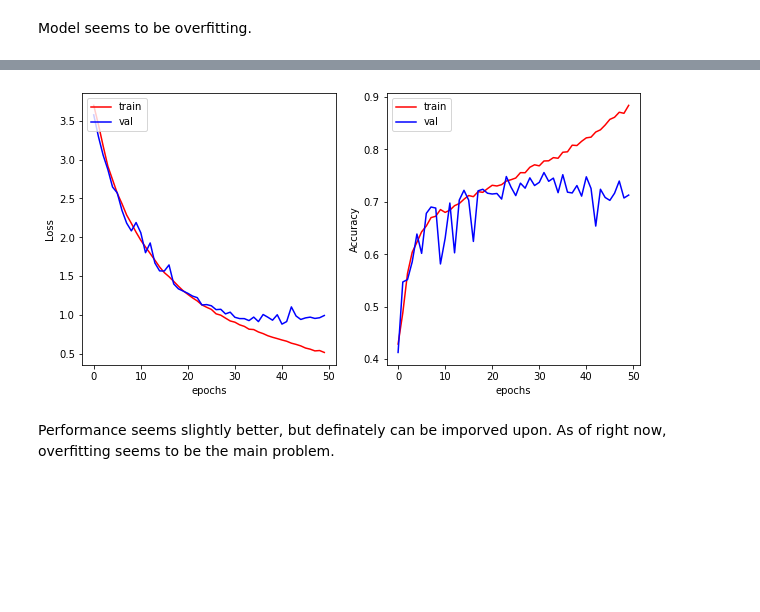
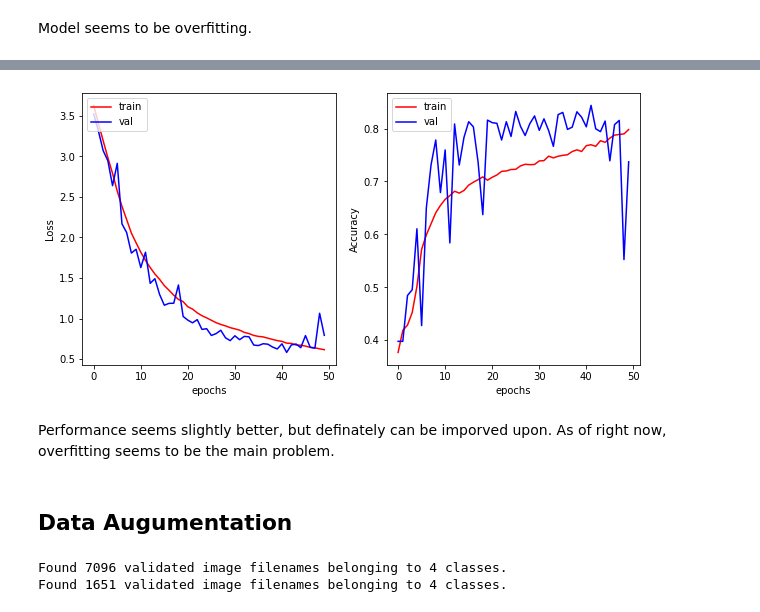
Before and after one commit to simonb65/COSC2673-A2, a Jupyter notebook: Assignmen2-TestDev.ipynb, the cells around one changed output, grey strips where cells are left out. Saved outputs shown, nothing was run; the diff lists cells and outputs as text; code cells hidden in the pictures; blank space fills up the shorter version.

```diff
--- a/Assignmen2-TestDev.ipynb
+++ b/Assignmen2-TestDev.ipynb
@@ -104,3 +113,5 @@ mainData['cellType'] = mainData['cellType'].astype('category')
 # %%
-mainData['Class'] = mainData['cellType'].astype('str')
+# Get list of patients and observation counts
+TEST_RATIO = 0.10
+VAL_RATIO = 0.15
 # %%
@@ -124,7 +143,4 @@ mainData['Class'] = mainData['cellType'].astype('str')
 # %%
-from sklearn.model_selection import train_test_split
-
-train_data, test_data = train_test_split(mainData, test_size=0.2, random_state=42) # derterministic split
-train_data, val_data = train_test_split(train_data, test_size=0.25, random_state=42)
-
-print(train_data.shape[0], val_data.shape[0], test_data.shape[0])
+test_data = mainData[mainData.patientID.isin(testCust)]
+val_data = mainData[mainData.patientID.isin(valCust)]
+train_data = mainData[~(mainData.patientID.isin(valCust + testCust))]
@@ -167,6 +243,6 @@ Found 1979 validated image filenames belonging to 4 classes.
 # %%
 # Learning curve diagnostic tool
-def plot_learning_curve(train_loss, val_loss, train_metric, val_metric, metric_name='Accuracy'):
+def plot_fit_history(train_loss, val_loss, train_metric, val_metric, metric_name='Accuracy'):
     plt.figure(figsize=(10,5))
 
     plt.subplot(1,2,1)
@@ -354,21 +432,29 @@ plot_learning_curve(VGG_history.history['loss'], VGG_history.history['val_loss']
 # %% [markdown]
  Model seems to be overfitting.
 # %%
-VGG_model2 = tf.keras.Sequential([
+VGG_model2 = keras.Sequential([
     #VGG block 1
-    tf.keras.layers.Conv2D(32, (3, 3), activation='relu', padding='same', input_shape=INPUT_DIM),
-    tf.keras.layers.Conv2D(32, (3, 3), activation='relu', padding='same'),
-    tf.keras.layers.MaxPooling2D((2, 2)),
+    keras.layers.Conv2D(32, (3, 3), activation='relu', padding='same', input_shape=INPUT_DIM),
+    keras.layers.Conv2D(32, (3, 3), activation='relu', padding='same'),
+    keras.layers.MaxPooling2D((2, 2)),
 
     #VGG block 2
-    tf.keras.layers.Conv2D(64, (3, 3), activation='relu', padding='same'),
-    tf.keras.layers.Conv2D(64, (3, 3), activation='relu', padding='same'),
-    tf.keras.layers.MaxPooling2D((2, 2)),
+    keras.layers.Conv2D(64, (3, 3), activation='relu', padding='same'),
+    keras.layers.Conv2D(64, (3, 3), activation='relu', padding='same'),
+    keras.layers.MaxPooling2D((2, 2)),
 
-    tf.keras.layers.Flatten(),
+#     #VGG block 3
+#     keras.layers.Conv2D(128, (3, 3), activation='relu', padding='same'),
+#     keras.layers.Conv2D(128, (3, 3), activation='relu', padding='same'),
+#     keras.layers.MaxPooling2D((2, 2)),
 
-    tf.keras.layers.Dense(128, activation='relu', kernel_regularizer=tf.keras.regularizers.l2(reg_lambda)),
-    tf.keras.layers.Dense(OUTPUT_CLASSES, kernel_regularizer=tf.keras.regularizers.l2(reg_lambda))
+    keras.layers.Flatten(),
+
+    keras.layers.Dense(128, activation='relu', kernel_regularizer=keras.regularizers.l2(reg_lambda)),
+    keras.layers.Dropout(.2),
+    keras.layers.Dense(OUTPUT_CLASSES,
+                       activation='relu',
+                       kernel_regularizer=keras.regularizers.l2(reg_lambda))
 ])
 # %%
 VGG_model2.compile(optimizer='sgd',
@@ -409,7 +493,39 @@ Took =  0:10:32.897566
 # %%
-plot_learning_curve(VGG2_history.history['loss'], VGG2_history.history['val_loss'],
+plot_fit_history(VGG2_history.history['loss'], VGG2_history.history['val_loss'],
                     VGG2_history.history['categorical_accuracy'], VGG2_history.history['val_categorical_accuracy'])
 # %% [output]
-[figure, old version]
+[figure, new version]
 # %% [markdown]
 Performance seems slightly better, but definately can be imporved upon. As of right now, overfitting seems to be the main problem.
+# %% [markdown]
+## Data Augumentation
+# %%
+aug_train_datagen = ImageDataGenerator(rescale=1./255, data_format='channels_last',
+                                   rotation_range=15, width_shift_range=0.2,
+                                   height_shift_range=0.2, brightness_range=[0.5,1.5])
+aug_val_datagen = ImageDataGenerator(rescale=1./255, data_format='channels_last')
+
+batch_size = 32
+
+aug_train_generator = aug_train_datagen.flow_from_dataframe(
+    dataframe = train_data,
+    directory = './patch_images',
+    x_col = 'ImageName',
+    y_col = "Class",
+    target_size = (27, 27),
+    batch_size = batch_size,
+    class_mode = 'categorical'
+)
+
+aug_validation_generator = aug_val_datagen.flow_from_dataframe(
+    dataframe=val_data,
+    directory = './patch_images',
+    x_col = 'ImageName',
+    y_col="Class",
+    target_size=(27, 27),
+    batch_size=batch_size,
+    class_mode='categorical'
+)
+# %% [output]
+Found 7096 validated image filenames belonging to 4 classes.
+Found 1651 validated image filenames belonging to 4 classes.
```
Also changed, not shown: parts of 35 cells of this notebook.
